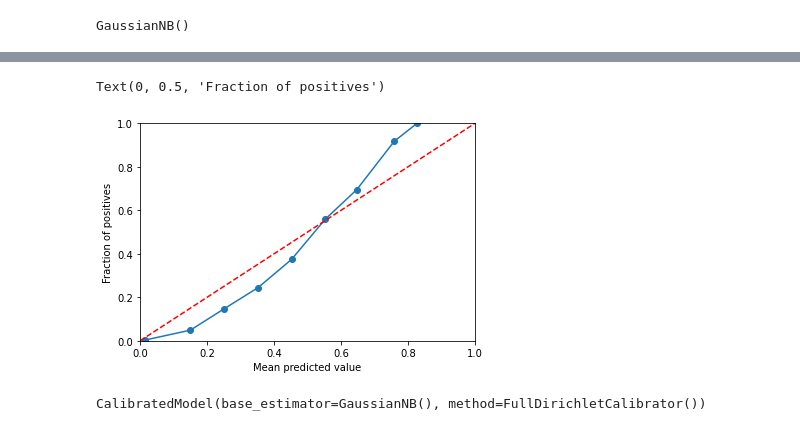
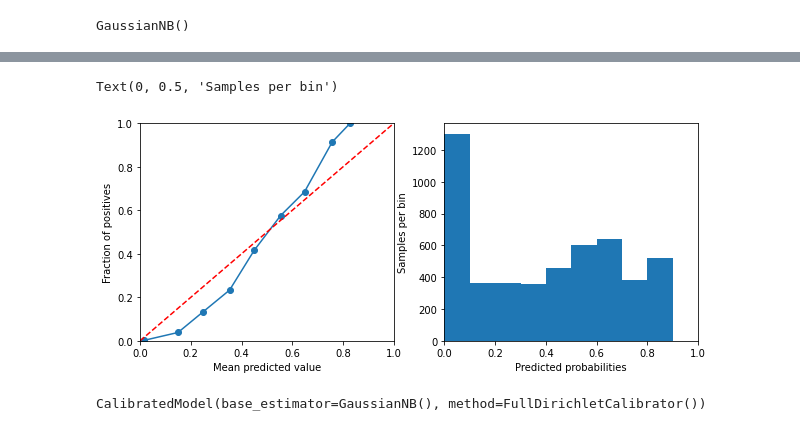
Before and after one commit to classifier-calibration/hands_on, a Jupyter notebook: notebooks/2_visualisation_tools.ipynb, the cells around one changed output, grey strips where cells are left out. Cells and saved outputs as stored; diff of their text form; code cells hidden in the pictures.

```diff
--- a/notebooks/2_visualisation_tools.ipynb
+++ b/notebooks/2_visualisation_tools.ipynb
@@ -82,18 +82,23 @@ Text(0.5, 0, 'samples per bin')
 # %%
 digitized = np.digitize(p_clf[:, 1], bins=bins)
 pred_means = [p_clf[:, 1][digitized == i].mean() for i in range(1, n_bins+1)]
 y_means = [y_test[digitized == i].mean() for i in range(1, n_bins+1)]
 
-fig, ax = plt.subplots()
-ax.plot(pred_means, y_means, 'o-')
-ax.plot([0, 1], [0, 1], 'r--')
-ax.set_xlim(0, 1)
-ax.set_xlabel('Mean predicted value')
-ax.set_ylim(0, 1)
-ax.set_ylabel('Fraction of positives')
+fig, (ax1, ax2) = plt.subplots(1, 2, figsize=(10, 4))
+ax1.plot(pred_means, y_means, 'o-')
+ax1.plot([0, 1], [0, 1], 'r--')
+ax1.set_xlim(0, 1)
+ax1.set_xlabel('Mean predicted value')
+ax1.set_ylim(0, 1)
+ax1.set_ylabel('Fraction of positives')
+
+ax2.hist(p_clf[:, 1], bins=bins)
+ax2.set_xlim(0, 1)
+ax2.set_xlabel('Predicted probabilities')
+ax2.set_ylabel('Samples per bin')
 # %% [output]
-Text(0, 0.5, 'Fraction of positives')
+Text(0, 0.5, 'Samples per bin')
-[figure, old version]
+[figure, new version]
 # %%
 cal = CalibratedModel(clf, FullDirichletCalibrator())
 cal.fit(x_train, y_train)
```
Also changed, not shown: parts of 2 cells of this notebook, 1 other file.
